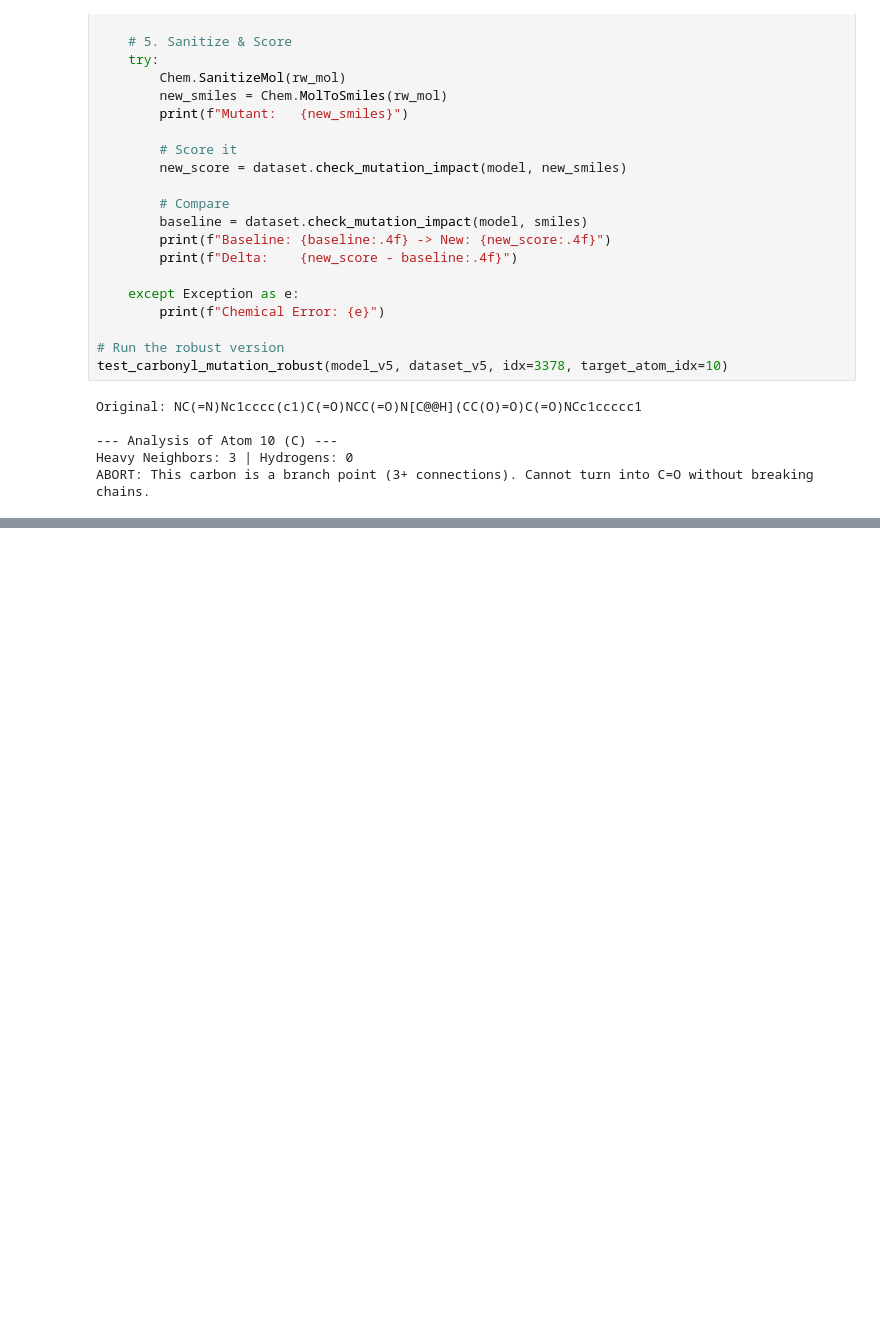
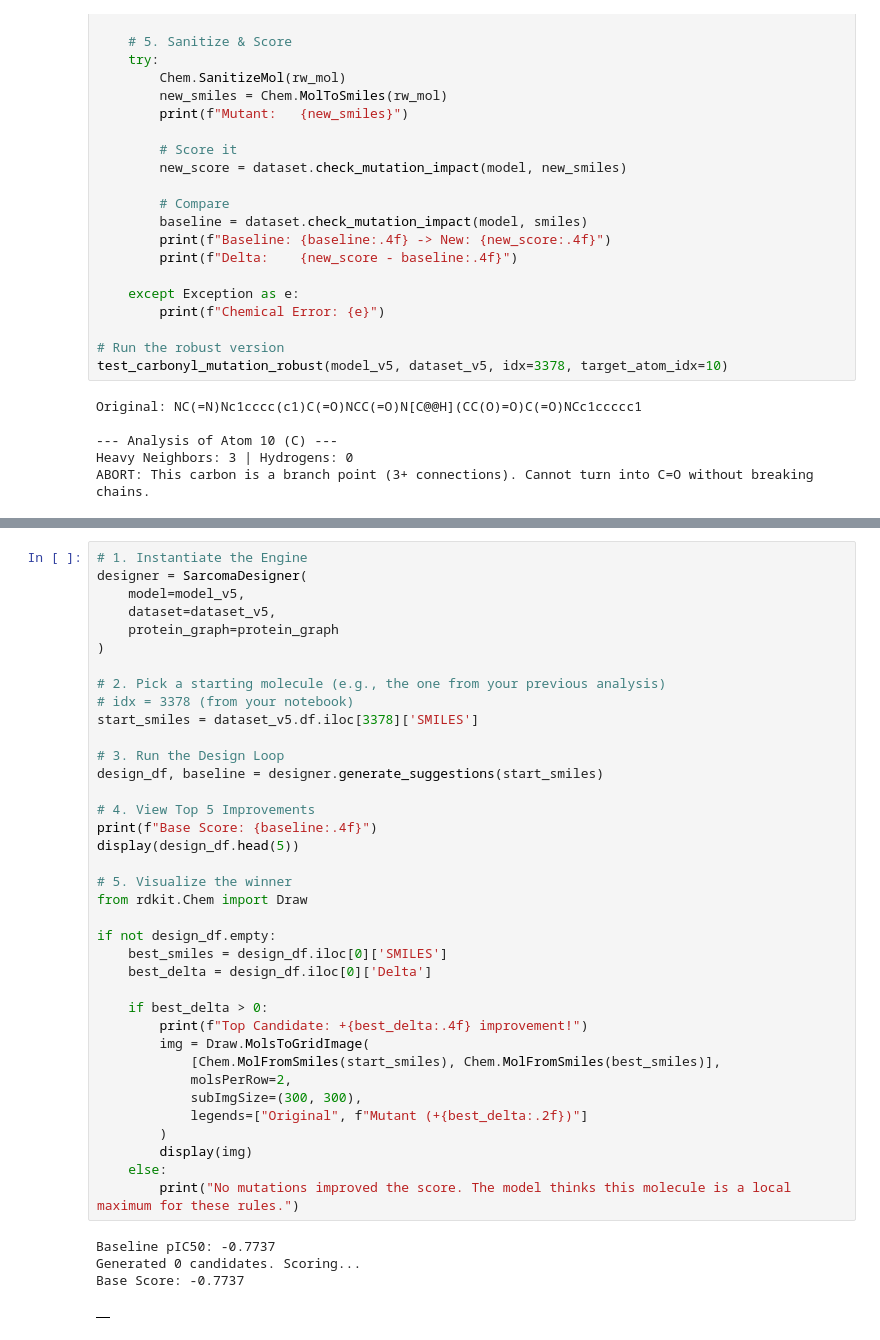
Before and after one commit to Djtrainer/cancer_research, a Jupyter notebook: notebooks/mdm2_breaker_model_analysis.ipynb, the cells around one changed output, grey strips where cells are left out. Drawn from its saved outputs; the diff is of its cells as text; blank space fills up the shorter version.

Commit message:
small notebook updates

```diff
--- a/notebooks/mdm2_breaker_model_analysis.ipynb
+++ b/notebooks/mdm2_breaker_model_analysis.ipynb
@@ -1261,0 +1538,42 @@ NameError: name 'model_v3' is not defined
+# %%
+# 1. Instantiate the Engine
+designer = SarcomaDesigner(
+    model=model_v5,
+    dataset=dataset_v5,
+    protein_graph=protein_graph
+)
+
+# 2. Pick a starting molecule (e.g., the one from your previous analysis)
+# idx = 3378 (from your notebook)
+start_smiles = dataset_v5.df.iloc[3378]['SMILES']
+
+# 3. Run the Design Loop
+design_df, baseline = designer.generate_suggestions(start_smiles)
+
+# 4. View Top 5 Improvements
+print(f"Base Score: {baseline:.4f}")
+display(design_df.head(5))
+
+# 5. Visualize the winner
+from rdkit.Chem import Draw
+
+if not design_df.empty:
+    best_smiles = design_df.iloc[0]['SMILES']
+    best_delta = design_df.iloc[0]['Delta']
+
+    if best_delta > 0:
+        print(f"Top Candidate: +{best_delta:.4f} improvement!")
+        img = Draw.MolsToGridImage(
+            [Chem.MolFromSmiles(start_smiles), Chem.MolFromSmiles(best_smiles)],
+            molsPerRow=2,
+            subImgSize=(300, 300),
+            legends=["Original", f"Mutant (+{best_delta:.2f})"]
+        )
+        display(img)
+    else:
+        print("No mutations improved the score. The model thinks this molecule is a local maximum for these rules.")
+# %% [output]
+Baseline pIC50: -0.7737
+Generated 0 candidates. Scoring...
+Base Score: -0.7737
+|  |
```
Also changed, not shown: parts of 8 cells of this notebook, 2 other files.
